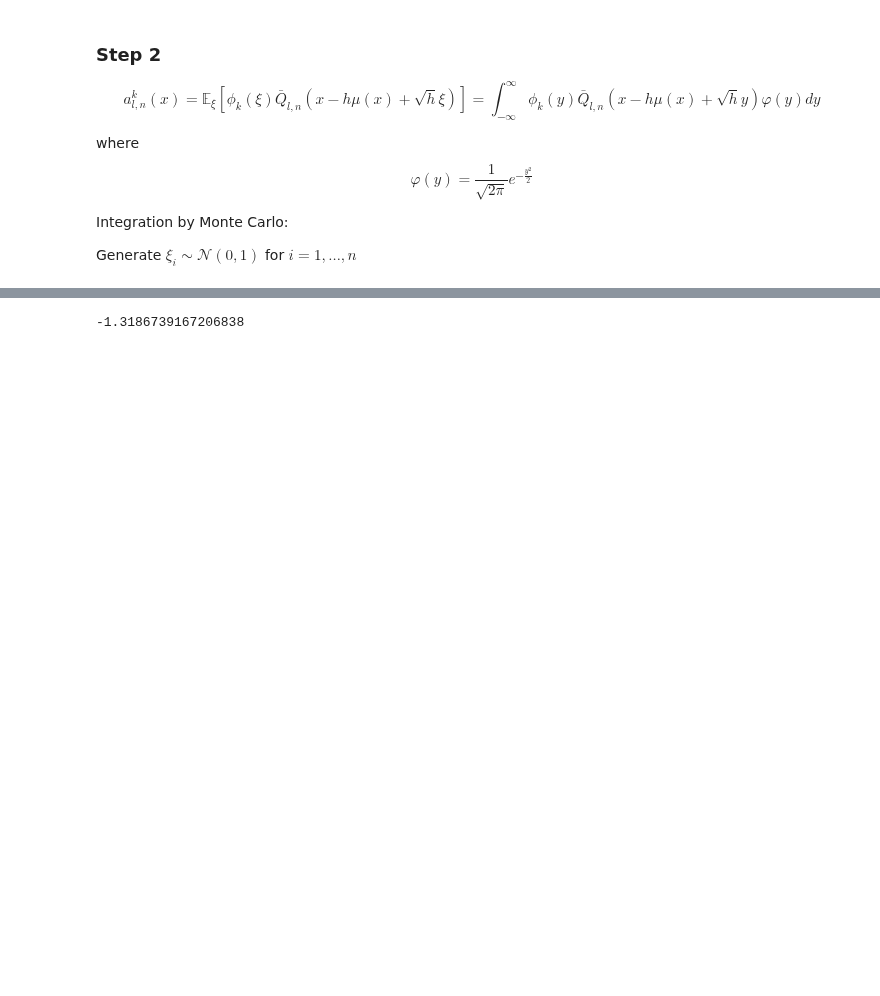
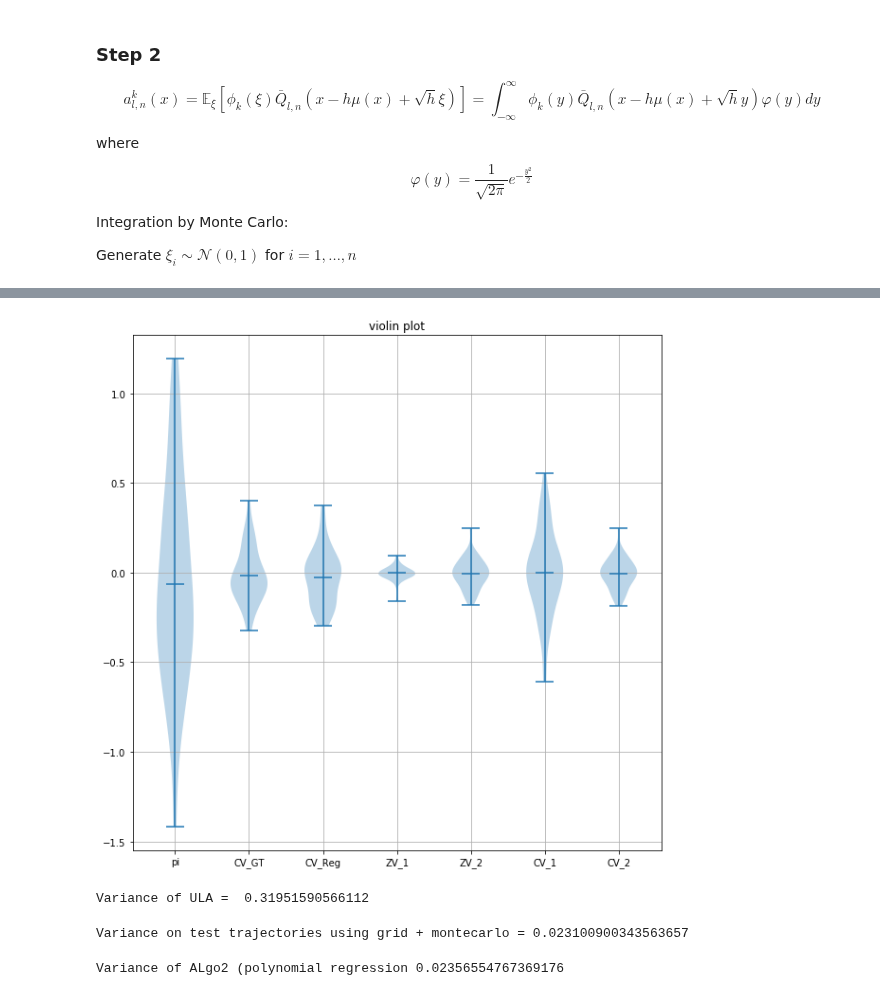
Before and after one commit to ShagadatovNurlan/VR-MCMC, a Jupyter notebook: Algo2_full_research_dimension1.ipynb, the cells around one changed output, grey strips where cells are left out. Drawn from its saved outputs; the diff is of its cells as text; code cells hidden in the pictures; blank space fills up the shorter version.

```diff
--- a/Algo2_full_research_dimension1.ipynb
+++ b/Algo2_full_research_dimension1.ipynb
@@ -207,4 +189,12 @@ local_weighted_estimator(XX[3])
+# %%
+def estimator(XX):
+    Pi = np.empty(XX.shape[0])
+    for i in tqdm(range(XX.shape[0])):
+        Pi[i] = local_weighted_estimator(XX[i])
+    return Pi
+# %%
+P_test = estimator(XX_test)
+# %%
+M_test_gt = estimator_gt(XX_test, GG_test, ZZ_test)
 # %%
-Algo2.M_bias(np.array([1], dtype=np.int16), XX[3], GG[3], ZZ[3], h, degrees, Betas)
+M_test_reg = Algo2.estimator_bias(np.array([[1]], dtype=np.int16),XX_test, GG_test, ZZ_test,h, degrees, Betas, n_jobs=8)
-# %% [output]
--1.3186739167206838
@@ -210,0 +232,31 @@ Algo2.M_bias(np.array([1], dtype=np.int16), XX[3], GG[3], ZZ[3], h, degrees, Bet
+# %%
+all_data = [P_test]
+# all_data = []
+all_data.append(P_test - M_test_gt)
+all_data.append(P_test - M_test_reg)
+all_data.append(res_zv_1)
+all_data.append(res_zv_2)
+all_data.append(res_cv_1)
+all_data.append(res_cv_2)
+
+plt.figure(figsize=(10,10))
+plt.violinplot(all_data, showmeans=True, showmedians=False)
+plt.title('violin plot')
+plt.xticks(np.arange(1,8), ('pi', 'CV_GT','CV_Reg',  'ZV_1', 'ZV_2', 'CV_1', 'CV_2'))
+# plt.xticks(np.arange(1,6), ('CV_B', 'ZV_1', 'ZV_2', 'CV_1', 'CV_2'))
+plt.grid()
+plt.show()
+# %% [output]
+[figure, added]
+# %%
+print ('Variance of ULA = ', P_test.var(ddof=1))
+# %% [output]
+Variance of ULA =  0.31951590566112
+# %%
+print ('Variance on test trajectories using grid + montecarlo =',(P_test - M_test_gt).var(ddof = 1))
+# %% [output]
+Variance on test trajectories using grid + montecarlo = 0.023100900343563657
+# %%
+print ('Variance of ALgo2 (polynomial regression',(P_test - M_test_reg).var(ddof = 1))
+# %% [output]
+Variance of ALgo2 (polynomial regression 0.02356554767369176
```
Also changed, not shown: parts of 14 cells of this notebook.
